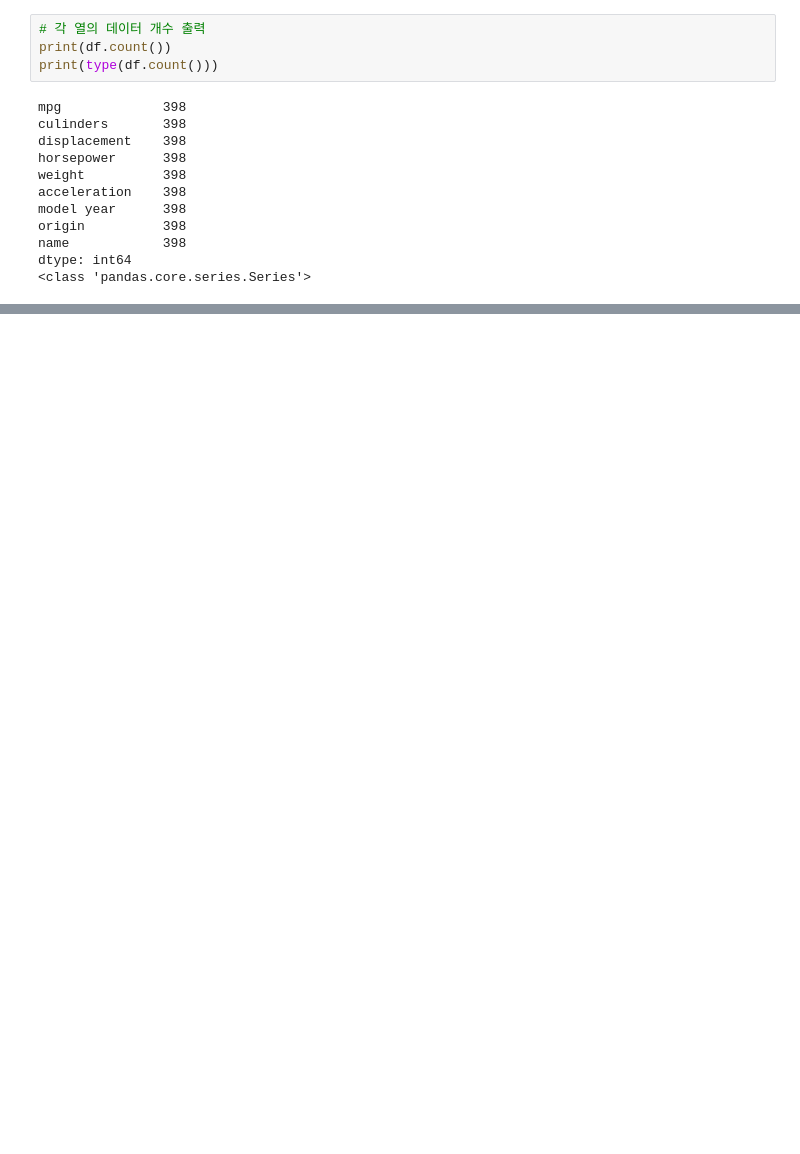
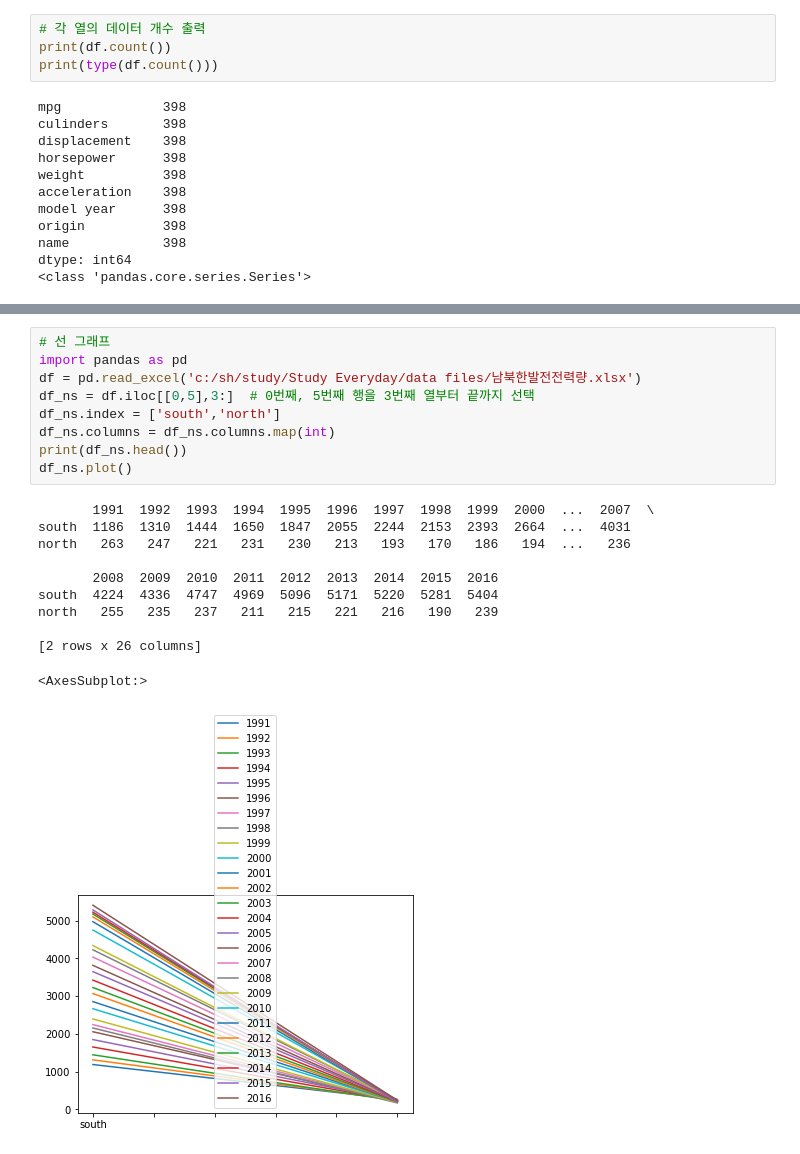
Before and after one commit to 56unbreakable/TIL, a Jupyter notebook: Python study/2. pandas, numpy/2 pandas실습.ipynb, the cells around one changed output, grey strips where cells are left out. Drawn from its saved outputs; the diff is of its cells as text; blank space fills up the shorter version.

Commit message:
feat : finish pandas prcatice finish pandas practice file. it has basic method using pandas data frame, series and data statistic. plus,add new data analysis project file and TIL day 5 file.

```diff
--- a/Python study/2. pandas, numpy/2 pandas실습.ipynb
+++ b/Python study/2. pandas, numpy/2 pandas실습.ipynb
@@ -997,0 +1081,21 @@ pandas.core.series.Series
+# %%
+# 선 그래프
+import pandas as pd
+df = pd.read_excel('c:/sh/study/Study Everyday/data files/남북한발전전력량.xlsx')
+df_ns = df.iloc[[0,5],3:]  # 0번째, 5번째 행을 3번째 열부터 끝까지 선택
+df_ns.index = ['south','north']
+df_ns.columns = df_ns.columns.map(int)
+print(df_ns.head())
+df_ns.plot()
+# %% [output]
+       1991  1992  1993  1994  1995  1996  1997  1998  1999  2000  ...  2007  \
+south  1186  1310  1444  1650  1847  2055  2244  2153  2393  2664  ...  4031
+north   263   247   221   231   230   213   193   170   186   194  ...   236
+
+       2008  2009  2010  2011  2012  2013  2014  2015  2016
+south  4224  4336  4747  4969  5096  5171  5220  5281  5404
+north   255   235   237   211   215   221   216   190   239
+
+[2 rows x 26 columns]
+<AxesSubplot:>
+[figure, added]
```
Also changed, not shown: parts of 15 cells of this notebook, 3 other files.
